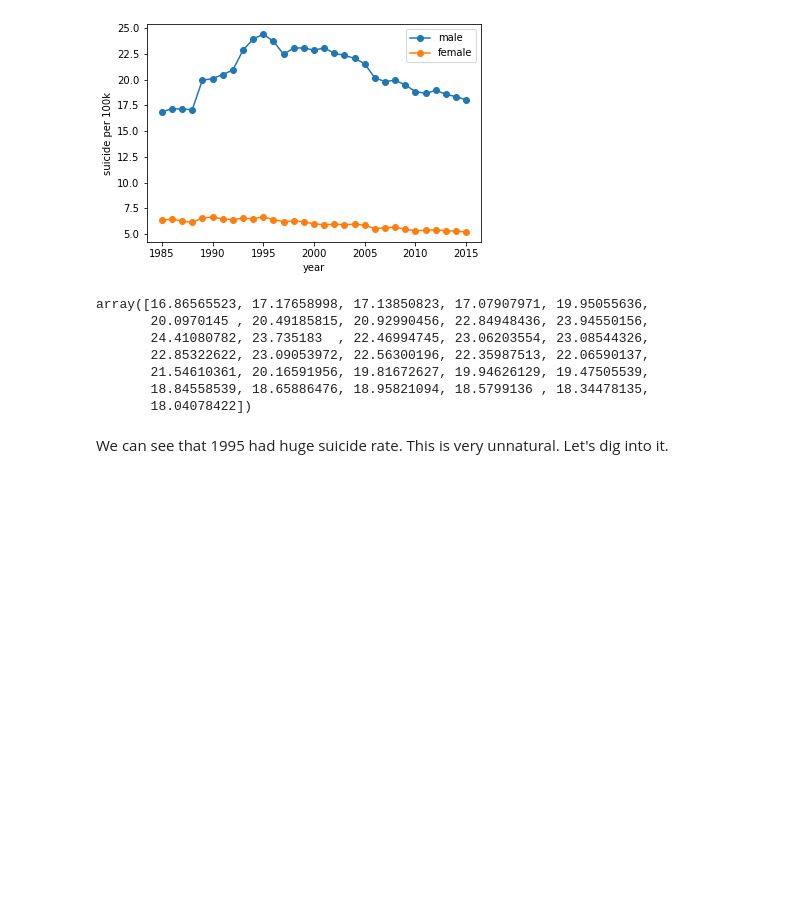
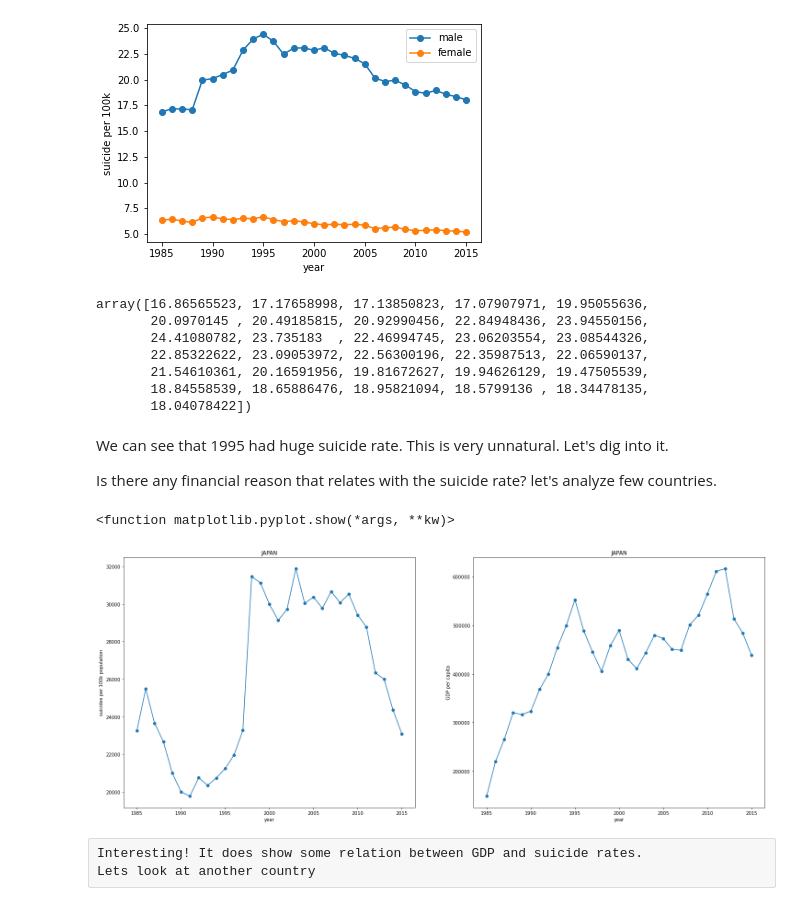
Before and after one commit to imran789924/Suicidal-data-EDA, a Jupyter notebook: understanding-suicide-cases.ipynb, the cells around one changed output. Saved outputs shown, nothing was run; the diff lists cells and outputs as text; code cells hidden in the pictures; blank space fills up the shorter version.

```diff
--- a/understanding-suicide-cases.ipynb
+++ b/understanding-suicide-cases.ipynb
@@ -152,3 +346,31 @@ array([16.86565523, 17.17658998, 17.13850823, 17.07907971, 19.95055636,
        18.04078422])
 # %% [markdown]
 We can see that 1995 had huge suicide rate. This is very unnatural. Let's dig into it.
+
+Is there any financial reason that relates with the suicide rate?
+let's analyze few countries.
+# %%
+suicides_per_year_japan = dataset[dataset.country == 'Japan'].groupby('year')['suicides_no'].sum()
+GDP_avg_per_capita = dataset[dataset.country == 'Japan'].groupby('year')['gdp_per_capita ($)'].sum()
+# %%
+fig = plt.figure(figsize=(25, 10))
+
+ax = fig.add_subplot(1, 2, 1)
+ax.plot(year_list, suicides_per_year_japan, marker='o')
+ax.set_ylabel('suicides per 100k population')
+ax.set_xlabel('year')
+ax.set_title('JAPAN')
+
+ax = fig.add_subplot(1, 2, 2)
+ax.plot(year_list, GDP_avg_per_capita, marker='o')
+ax.set_ylabel('GDP per capita')
+ax.set_xlabel('year')
+ax.set_title('JAPAN')
+
+plt.show
+# %% [output]
+<function matplotlib.pyplot.show(*args, **kw)>
+[figure, added]
+# %% [raw]
+Interesting! It does show some relation between GDP and suicide rates.
+Lets look at another country
```
Also changed, not shown: parts of 41 cells of this notebook.
